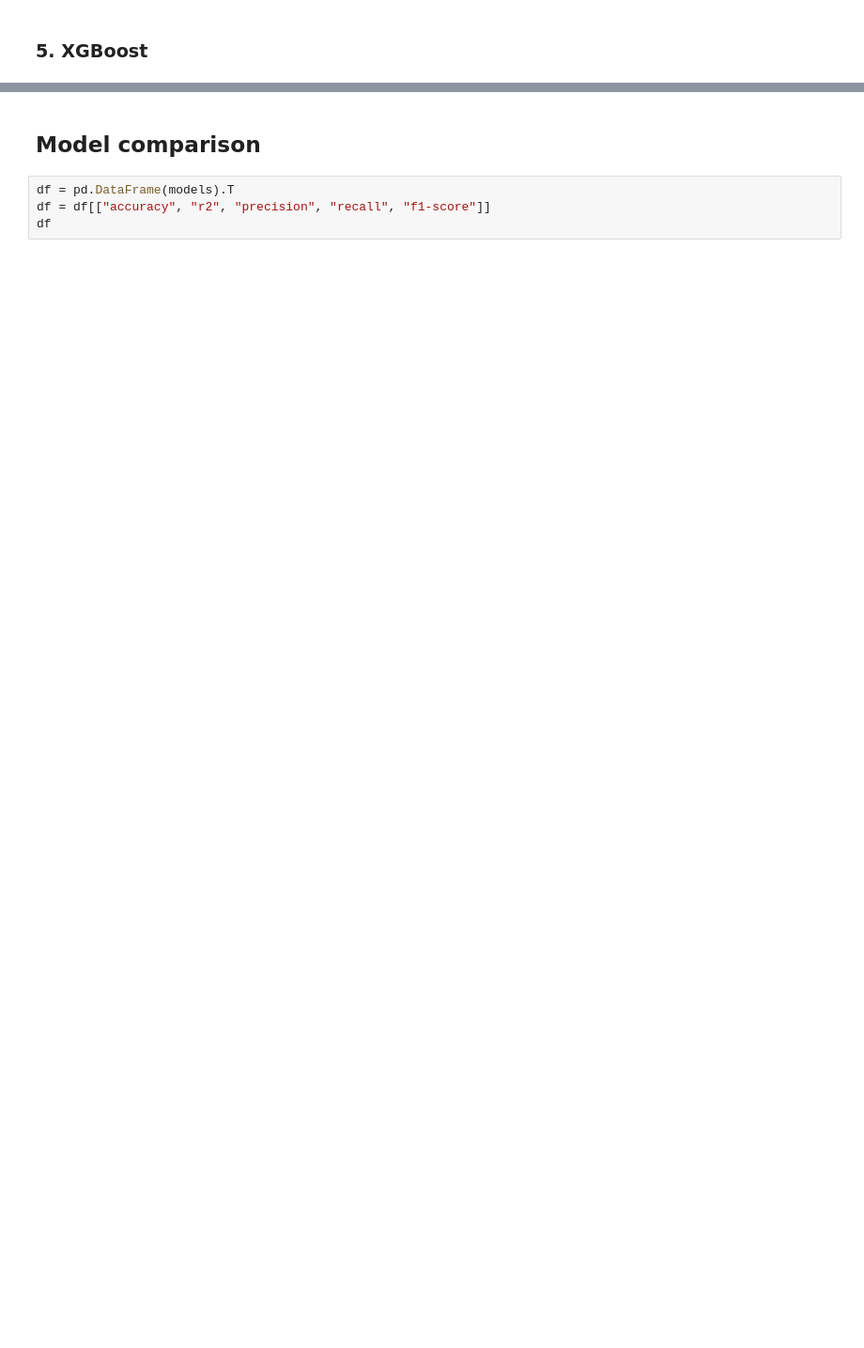
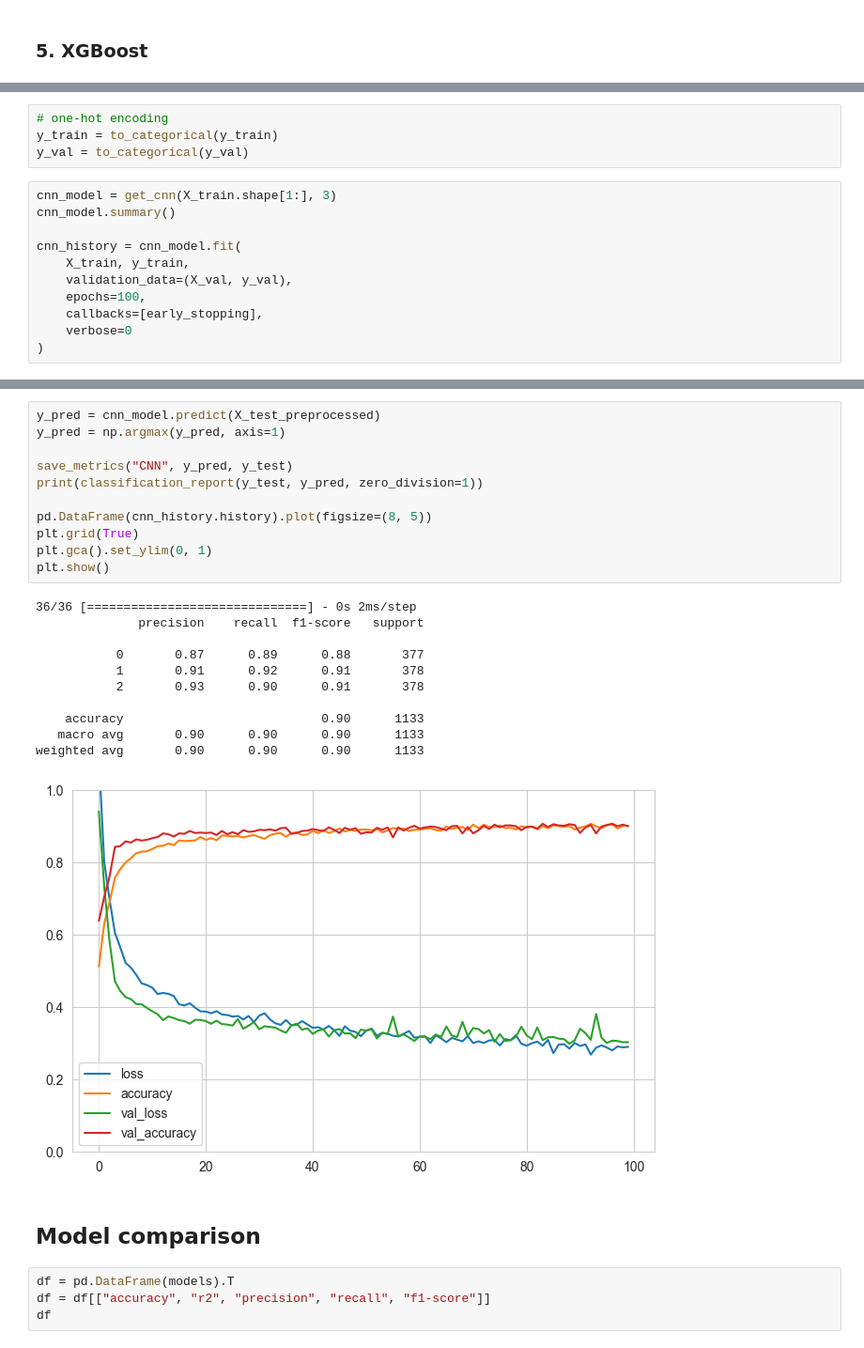
Before and after one commit to Kowalski1024/ml-playground, a Jupyter notebook: stellar_classification.ipynb, the cells around one changed output, grey strips where cells are left out. Shown at 94% size. Drawn from its saved outputs; the diff is of its cells as text; blank space fills up the shorter version.

```diff
--- a/stellar_classification.ipynb
+++ b/stellar_classification.ipynb
@@ -399,0 +532,15 @@ weighted avg       0.92      0.92      0.92      1133
+# %%
+# one-hot encoding
+y_train = to_categorical(y_train)
+y_val = to_categorical(y_val)
+# %%
+cnn_model = get_cnn(X_train.shape[1:], 3)
+cnn_model.summary()
+
+cnn_history = cnn_model.fit(
+    X_train, y_train,
+    validation_data=(X_val, y_val),
+    epochs=100,
+    callbacks=[early_stopping],
+    verbose=0
+)
@@ -400,3 +565,26 @@ weighted avg       0.92      0.92      0.92      1133
+# %%
+y_pred = cnn_model.predict(X_test_preprocessed)
+y_pred = np.argmax(y_pred, axis=1)
+
+save_metrics("CNN", y_pred, y_test)
+print(classification_report(y_test, y_pred, zero_division=1))
+
+pd.DataFrame(cnn_history.history).plot(figsize=(8, 5))
+plt.grid(True)
+plt.gca().set_ylim(0, 1)
+plt.show()
+# %% [output]
+36/36 [==============================] - 0s 2ms/step
+              precision    recall  f1-score   support
+
+           0       0.87      0.89      0.88       377
+           1       0.91      0.92      0.91       378
+           2       0.93      0.90      0.91       378
+
+    accuracy                           0.90      1133
+   macro avg       0.90      0.90      0.90      1133
+weighted avg       0.90      0.90      0.90      1133
+[figure, added]
 # %% [markdown]
 ## Model comparison
 # %%
```
Also changed, not shown: parts of 22 cells of this notebook.
